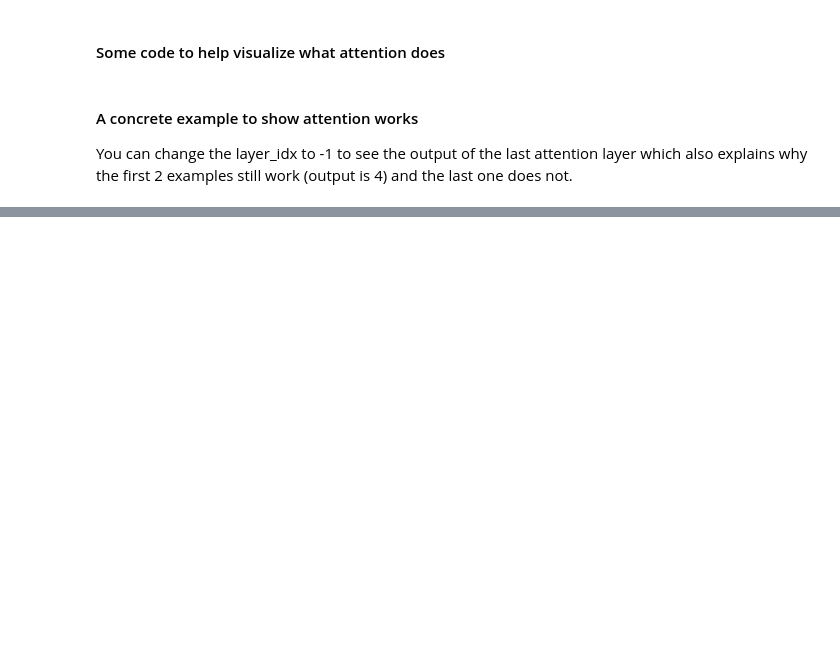
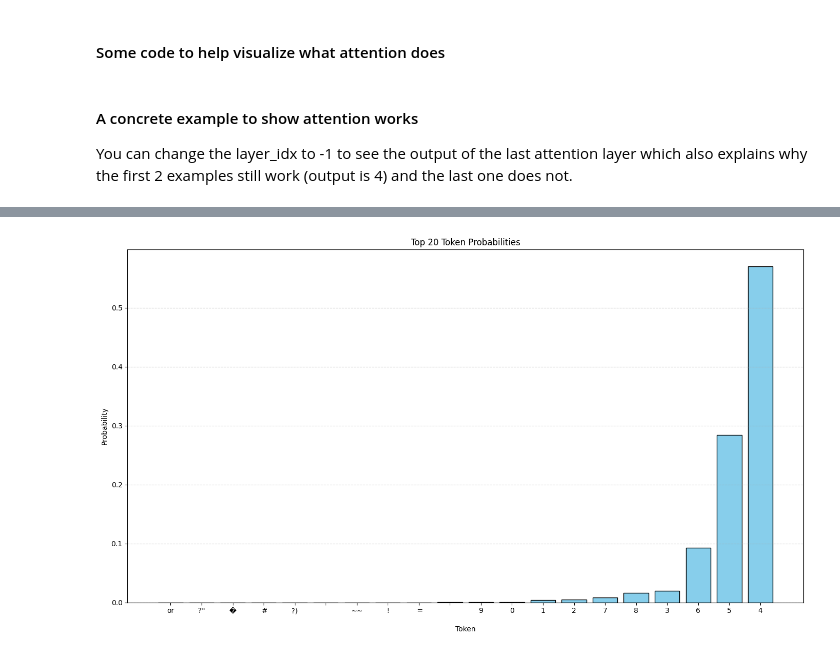
Before and after one commit to chris-hoertnagl/AI-Dojo, a Jupyter notebook: LLM/language_model_basics/nlp.ipynb, the cells around one changed output, grey strips where cells are left out. Drawn from its saved outputs; the diff is of its cells as text; code cells hidden in the pictures; blank space fills up the shorter version.

```diff
--- a/LLM/language_model_basics/nlp.ipynb
+++ b/LLM/language_model_basics/nlp.ipynb
@@ -404,0 +388,33 @@ Predicted token: 3
+# %%
+input_sentence = " 2 + 2 = "
+input_ids = tokenizer.encode(input_sentence, return_tensors="pt")
+
+with no_grad():
+    output = model(input_ids)
+
+# Extract the logits for the last token
+last_token_logits = output.logits[:, -1, :]  # Shape: [1, vocab_size]
+
+# Convert logits to probabilities
+probs = F.softmax(last_token_logits, dim=-1)  # Shape: [1, vocab_size]
+
+# Convert probabilities to numpy array for visualization
+probs = probs.squeeze().numpy()
+
+# Example: Visualize top 20 probabilities
+top_k = 20
+top_k_indices = np.argsort(probs)[-top_k:]
+top_k_probs = probs[top_k_indices]
+top_k_tokens = [tokenizer.decode([idx]) for idx in top_k_indices]
+
+plt.figure(figsize=(14, 8))
+plt.bar(top_k_tokens, top_k_probs, color='skyblue', edgecolor='black')
+plt.xlabel('Token')
+plt.ylabel('Probability')
+plt.title(f'Top {top_k} Token Probabilities')
+plt.grid(axis='y', linestyle='--', alpha=0.7)
+
+plt.tight_layout()
+plt.show()
+# %% [output]
+[figure, added]
```
Also changed, not shown: parts of 32 cells of this notebook.
